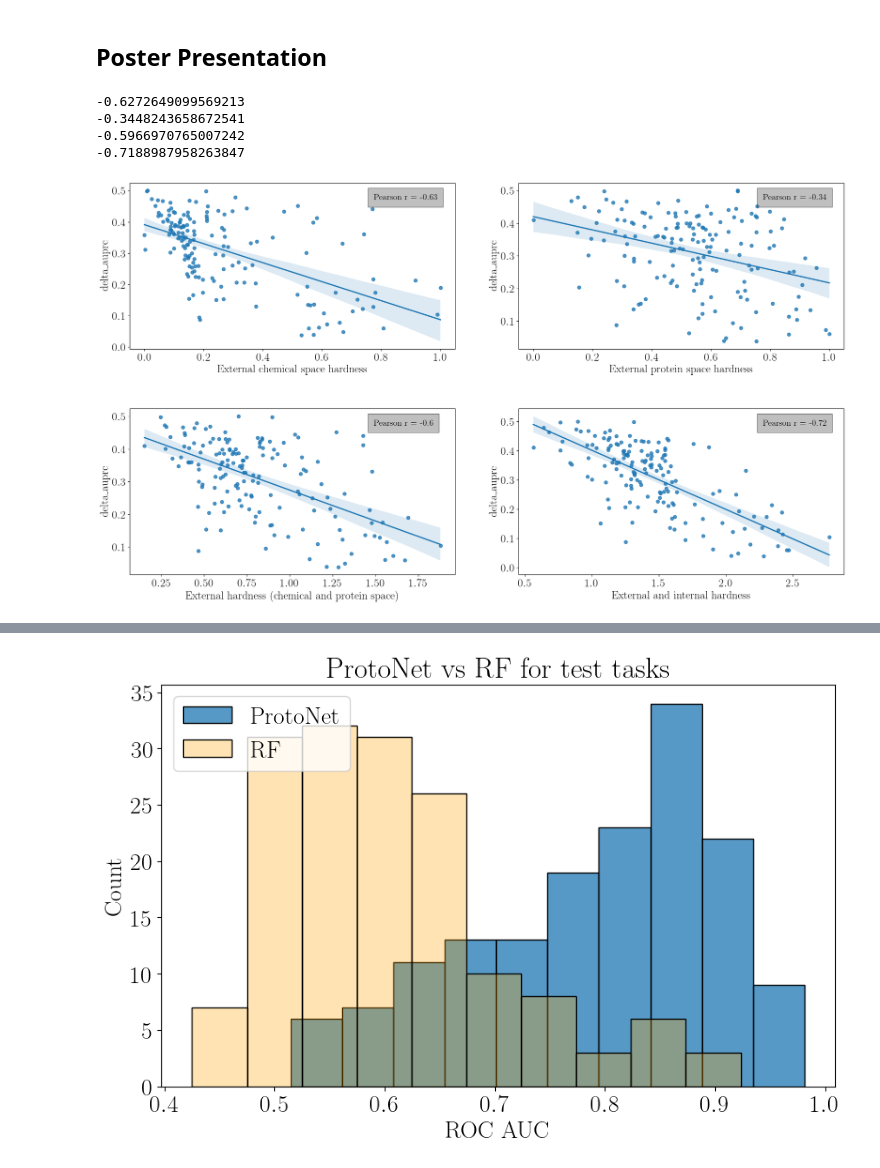
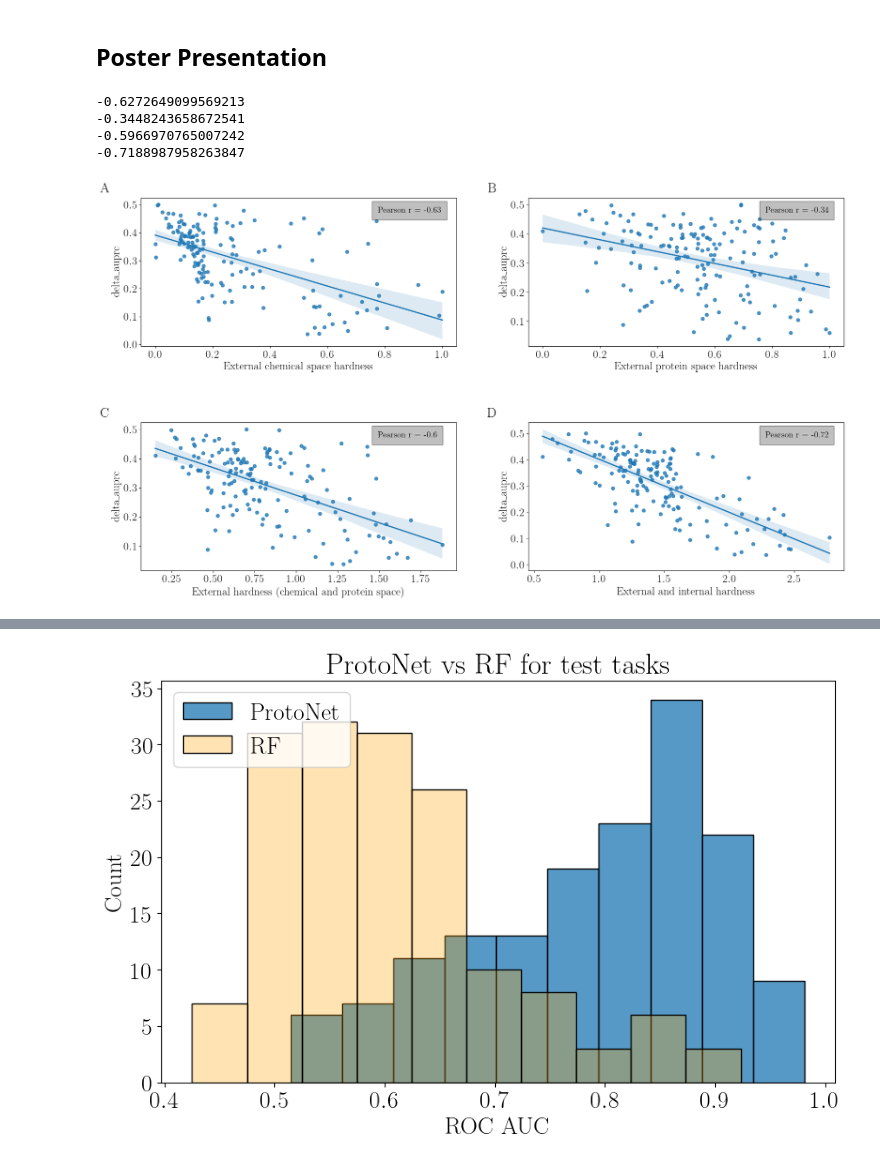
Before and after one commit to HFooladi/FS-Mol, a Jupyter notebook: notebooks/ProtoNet_repr.ipynb, the cells around one changed output, grey strips where cells are left out. Drawn from its saved outputs; the diff is of its cells as text; code cells hidden in the pictures.

```diff
--- a/notebooks/ProtoNet_repr.ipynb
+++ b/notebooks/ProtoNet_repr.ipynb
@@ -51,7 +51,7 @@ matplotlib.rcParams.update(
         "pgf.texsystem": "pdflatex",
         "font.family": "serif",
         "font.serif": "Computer Modern Roman",
-        "font.size": 10,
+        "font.size": 20,
         "text.usetex": True,
         "pgf.rcfonts": False,
     }
@@ -876,39 +880,51 @@ sns.regplot(x="hardness_norm", y="delta_auprc",data=final_df, ax=ax0)
 sns.regplot(x="protein_hardness_mean_norm", y="delta_auprc", data=final_df, ax=ax1)
 sns.regplot(x="inter_protein_hardness_norm", y="delta_auprc", data=final_df, ax=ax2)
 sns.regplot(x="inter_intra_protein_hardness_norm", y="delta_auprc",data=final_df, ax=ax3)
 
 
 ax0.set(xlabel='External chemical space hardness')
 ax1.set(xlabel='External protein space hardness')
 ax2.set(xlabel='External hardness (chemical and protein space)')
 ax3.set(xlabel='External and internal hardness')
 
 #ax0.legend(['Pearson r = {}'.format(corr1)], loc='upper right', fontsize=15, frameon=False)
 #ax1.legend(['Pearson r = {}'.format(corr2)], loc='upper right', fontsize=15, frameon=False)
 #ax2.legend(['Pearson r = {}'.format(corr3)], loc='upper right', fontsize=15, frameon=False)
 #ax3.legend(['Pearson r = {}'.format(corr4)], loc='upper right', fontsize=15, frameon=False)
 
-ax0.text(0.75, 0.9, 'Pearson r = {}'.format(corr1), style='italic', bbox={
+ax0.text(0.75, 0.9, 'Pearson r = {}'.format(corr1), bbox={
         'facecolor': 'grey', 'alpha': 0.5, 'pad': 10}, fontsize=15, transform=ax0.transAxes)
+ax0.text(-0.1, 1.1, 'A', transform=ax0.transAxes,
+      fontsize=24, fontweight='bold', va='top', ha='right')
 
-ax1.text(0.75, 0.9, 'Pearson r = {}'.format(corr2), style='italic', bbox={
+
+ax1.text(0.75, 0.9, 'Pearson r = {}'.format(corr2), bbox={
         'facecolor': 'grey', 'alpha': 0.5, 'pad': 10}, fontsize=15, transform=ax1.transAxes)
+ax1.text(-0.1, 1.1, 'B', transform=ax1.transAxes,
+      fontsize=24, fontweight='bold', va='top', ha='right')
 
-ax2.text(0.75, 0.9, 'Pearson r = {}'.format(corr3), style='italic', bbox={
+
+ax2.text(0.75, 0.9, 'Pearson r = {}'.format(corr3), bbox={
         'facecolor': 'grey', 'alpha': 0.5, 'pad': 10}, fontsize=15, transform=ax2.transAxes)
+ax2.text(-0.1, 1.1, 'C', transform=ax2.transAxes,
+      fontsize=24, fontweight='bold', va='top', ha='right')
 
-ax3.text(0.75, 0.9, 'Pearson r = {}'.format(corr4), style='italic', bbox={
+
+ax3.text(0.75, 0.9, 'Pearson r = {}'.format(corr4), bbox={
         'facecolor': 'grey', 'alpha': 0.5, 'pad': 10}, fontsize=15, transform=ax3.transAxes)
+ax3.text(-0.1, 1.1, 'D', transform=ax3.transAxes,
+      fontsize=24, fontweight='bold', va='top', ha='right')
+
 
 fig.tight_layout(pad=3.0)
-#fig.savefig('assets/figure.svg', format='svg')
+fig.savefig('assets/Hardness_vs_ProtoNet.pdf', transparent=True, backend='pgf', bbox_inches='tight')
 plt.show()
 # %% [output]
 -0.6272649099569213
 -0.3448243658672541
 -0.5966970765007242
 -0.7188987958263847
-[figure, old version]
+[figure, new version]
 # %%
 print(final_df['hardness_norm'].corr( final_df['delta_auprc']))
 print(final_df['protein_hardness_mean_norm'].corr( final_df['delta_auprc']))
```
Also changed, not shown: parts of 14 cells of this notebook, 1 other file.
